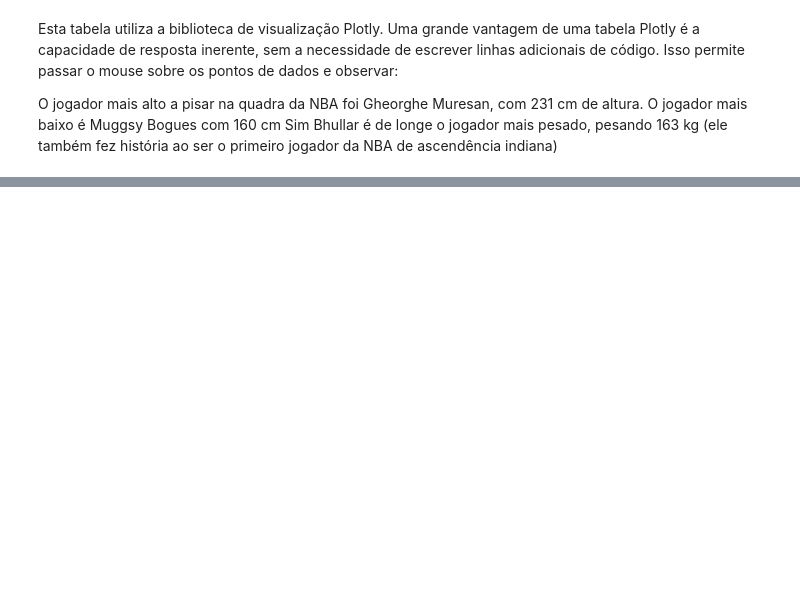
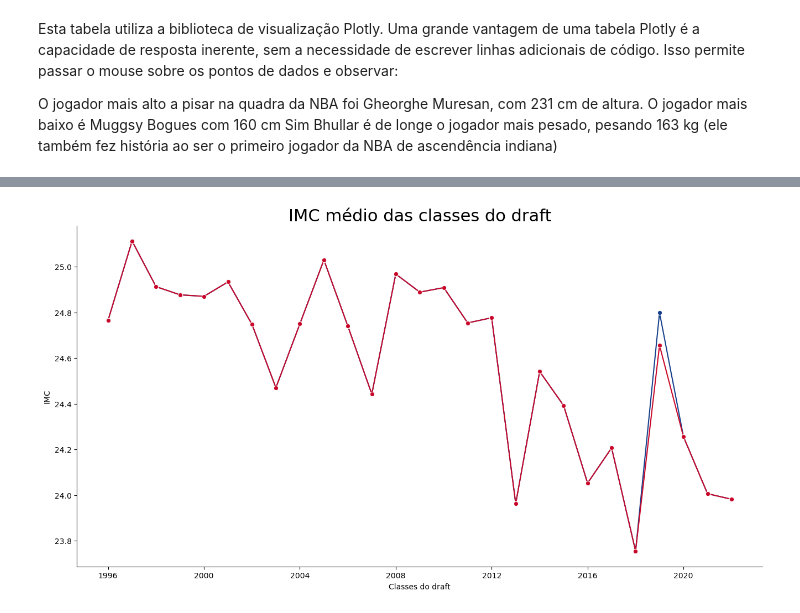
Before and after one commit to lucastak/analise-dados-nba, a Jupyter notebook: nba-analise-altura-peso.ipynb, the cells around one changed output, grey strips where cells are left out. Saved outputs shown, nothing was run; the diff lists cells and outputs as text; code cells hidden in the pictures; blank space fills up the shorter version.

```diff
--- a/nba-analise-altura-peso.ipynb
+++ b/nba-analise-altura-peso.ipynb
@@ -232,0 +325,22 @@ plt.show()
+# %%
+bmi_draft = h_w_by_draft_year['player_weight'] / (h_w_by_draft_year['player_height'] ** 2) * 10000
+bmi_draft = pd.DataFrame(bmi_draft, columns=['bmi'])
+
+first_season_drafted_nz = first_season_drafted[first_season_drafted['player_name'] != 'Zion Williamson']
+h_w_by_draft_year_nz = first_season_drafted_nz.groupby('draft_year').agg({'player_height': 'mean', 'player_weight': 'mean'})
+bmi_draft_nz = h_w_by_draft_year_nz['player_weight'] / (h_w_by_draft_year_nz['player_height'] ** 2) * 10000
+bmi_draft_nz = pd.DataFrame(bmi_draft_nz, columns=['bmi'])
+
+plt.figure(figsize=(16, 8))
+
+sns.lineplot(x=bmi_draft.index, y=bmi_draft['bmi'], data=bmi_draft, marker="o", color='#17408b')
+sns.lineplot(x=bmi_draft_nz.index, y=bmi_draft_nz['bmi'], data=bmi_draft, marker="o", color='#c9082a')
+
+plt.title('IMC médio das classes do draft', fontsize=22)
+plt.ylabel('IMC')
+plt.xlabel('Classes do draft')
+sns.despine()
+
+plt.show()
+# %% [output]
+[figure, added]
```
Also changed, not shown: parts of 27 cells of this notebook.
